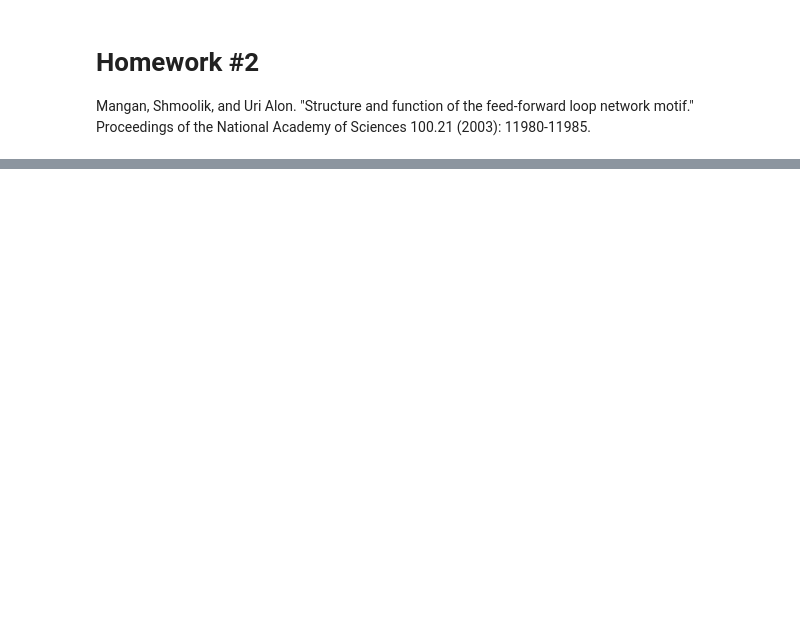
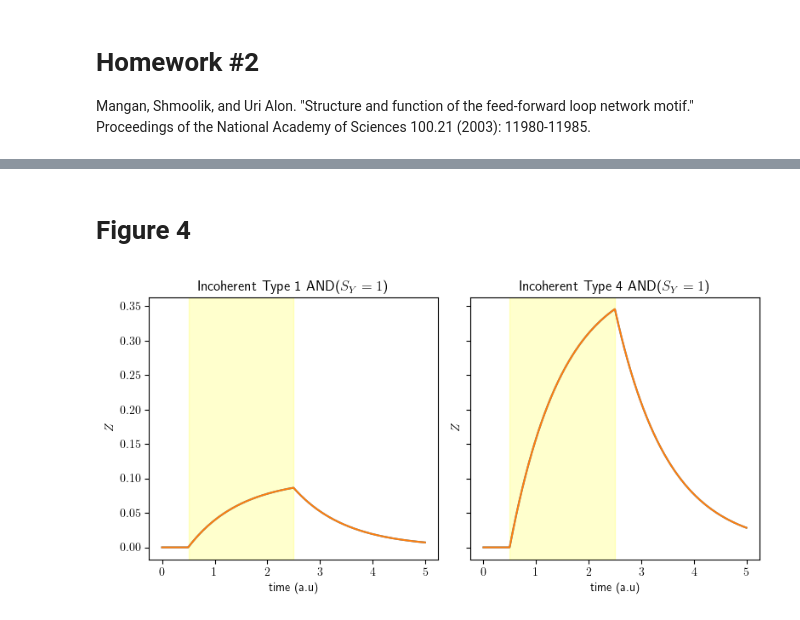
Before and after one commit to akshaysanjeevk/SysBio-course, a Jupyter notebook: HW-1-2-FFL/hw2-submission.ipynb, the cells around one changed output, grey strips where cells are left out. Drawn from its saved outputs; the diff is of its cells as text; code cells hidden in the pictures; blank space fills up the shorter version.

```diff
--- a/HW-1-2-FFL/hw2-submission.ipynb
+++ b/HW-1-2-FFL/hw2-submission.ipynb
@@ -89,0 +191,64 @@ plt.show()
+# %% [markdown]
+# Figure 4
+# %%
+%run utilfns.py
+
+
+fig4a = {
+    'header':'Incoherent Type 1 AND($S_Y=1$)',
+    'gate':'AND',
+    'regXY':'act',
+    'regXZ':'act',
+    'regYZ':'rep',
+    'H':2,
+    'Kxz':1,
+    'Kyz':.5,
+    'Kxy':1,
+    'By':None, #[.5, .3]
+    'Bz':0,
+    'Cy':1,
+    'Cz':1,
+    'Ay':1,
+    'Az':1,
+    'tTotal': 5,
+    'xWidth': 2,
+    'yWidth': 5,
+}
+fig4b = {
+    'header':'Incoherent Type 4 AND($S_Y=1$)',
+    'gate':'AND',
+    'regXY':'rep',
+    'regXZ':'act',
+    'regYZ':'act',
+    'H': 2,
+    'Kxz':1,
+    'Kyz':.5,
+    'Kxy':1,
+    'By':None, #[0.45, 0.35]
+    'Cy': 1,
+    'Ay': 1,
+    'Bz': 0,
+    'Cz': 1,
+    'Az': 1,
+    'tTotal': 5,
+    'xWidth': 2,
+    'yWidth': 5,
+}
+
+fig4, ax4 = plt.subplots(1, 2, figsize=(8,4), sharey=True)
+
+by_a = [.5, .3]
+for bya in by_a:
+    fig4a['By'] = bya
+    subplotGenr(fig4a, [0, 0], ax4[0])
+
+by_b = [.45, .35]
+for byb in by_b:
+    fig4b['By'] = byb
+    subplotGenr(fig4b, [0, 0], ax4[1])
+
+plt.tight_layout()
+plt.savefig('fig4.png', dpi=450)
+plt.show()
+# %% [output]
+[figure, added]
```
Also changed, not shown: parts of 10 cells of this notebook, 7 other files.
